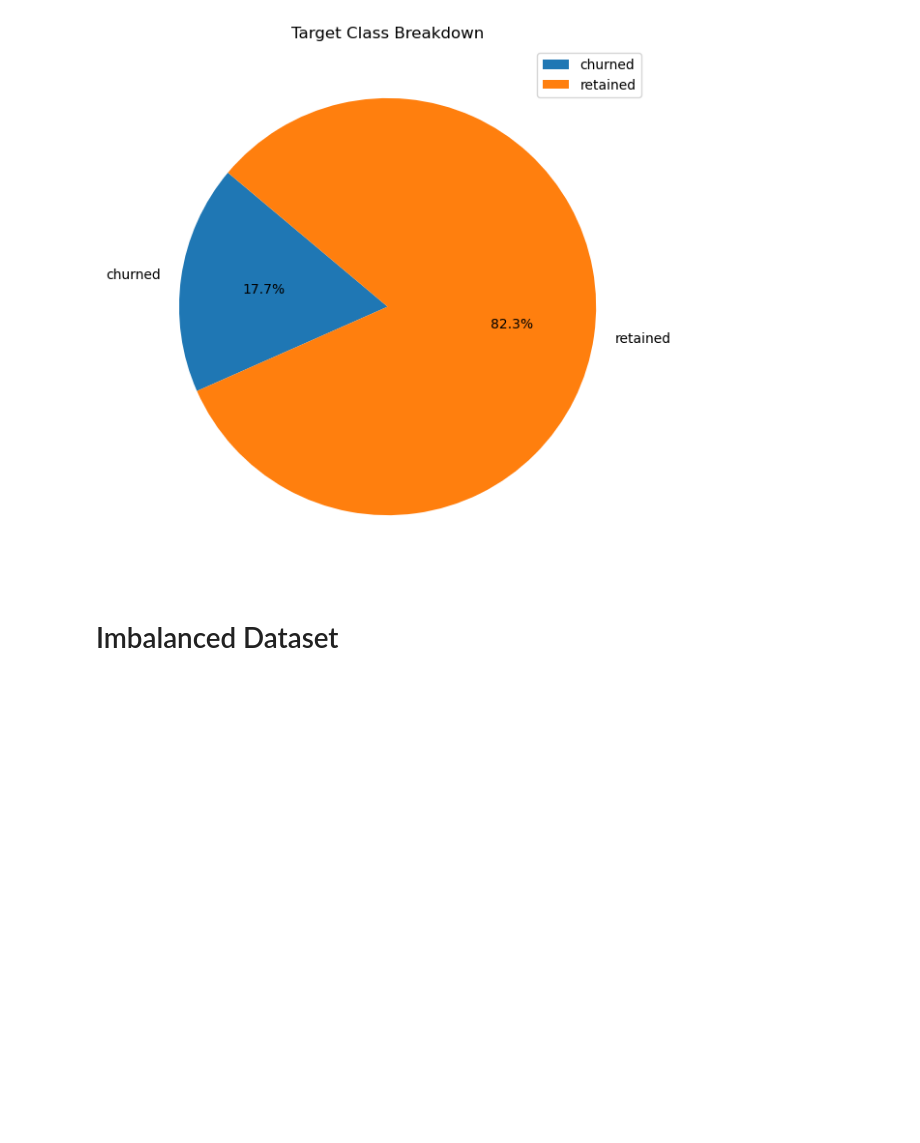
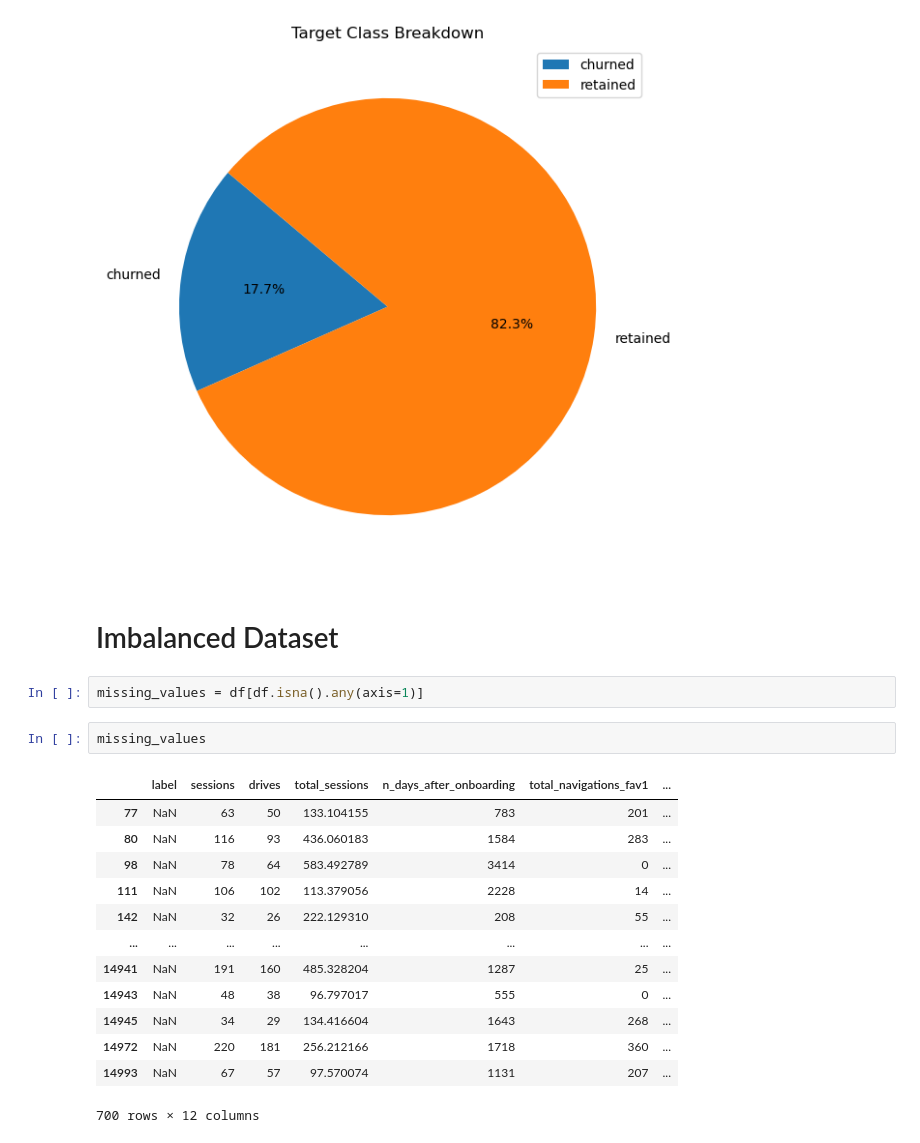
Before and after one commit to MaukanMir/Waze-Analysis, a Jupyter notebook: training.ipynb, the cells around one changed output. Drawn from its saved outputs; the diff is of its cells as text; blank space fills up the shorter version.

```diff
--- a/training.ipynb
+++ b/training.ipynb
@@ -95,3 +95,21 @@ check_class_imbalance(df["label"].dropna())
 [figure]
 # %% [markdown]
 # Imbalanced Dataset
+# %%
+missing_values = df[df.isna().any(axis=1)]
+# %%
+missing_values
+# %% [output]
+|  | label | sessions | drives | total_sessions | n_days_after_onboarding | total_navigations_fav1 | ... |
+| 77 | NaN | 63 | 50 | 133.104155 | 783 | 201 | ... |
+| 80 | NaN | 116 | 93 | 436.060183 | 1584 | 283 | ... |
+| 98 | NaN | 78 | 64 | 583.492789 | 3414 | 0 | ... |
+| 111 | NaN | 106 | 102 | 113.379056 | 2228 | 14 | ... |
+| 142 | NaN | 32 | 26 | 222.129310 | 208 | 55 | ... |
+| ... | ... | ... | ... | ... | ... | ... | ... |
+| 14941 | NaN | 191 | 160 | 485.328204 | 1287 | 25 | ... |
+| 14943 | NaN | 48 | 38 | 96.797017 | 555 | 0 | ... |
+| 14945 | NaN | 34 | 29 | 134.416604 | 1643 | 268 | ... |
+| 14972 | NaN | 220 | 181 | 256.212166 | 1718 | 360 | ... |
+| 14993 | NaN | 67 | 57 | 97.570074 | 1131 | 207 | ... |
+700 rows × 12 columns
```
Also changed, not shown: parts of 2 cells of this notebook.
